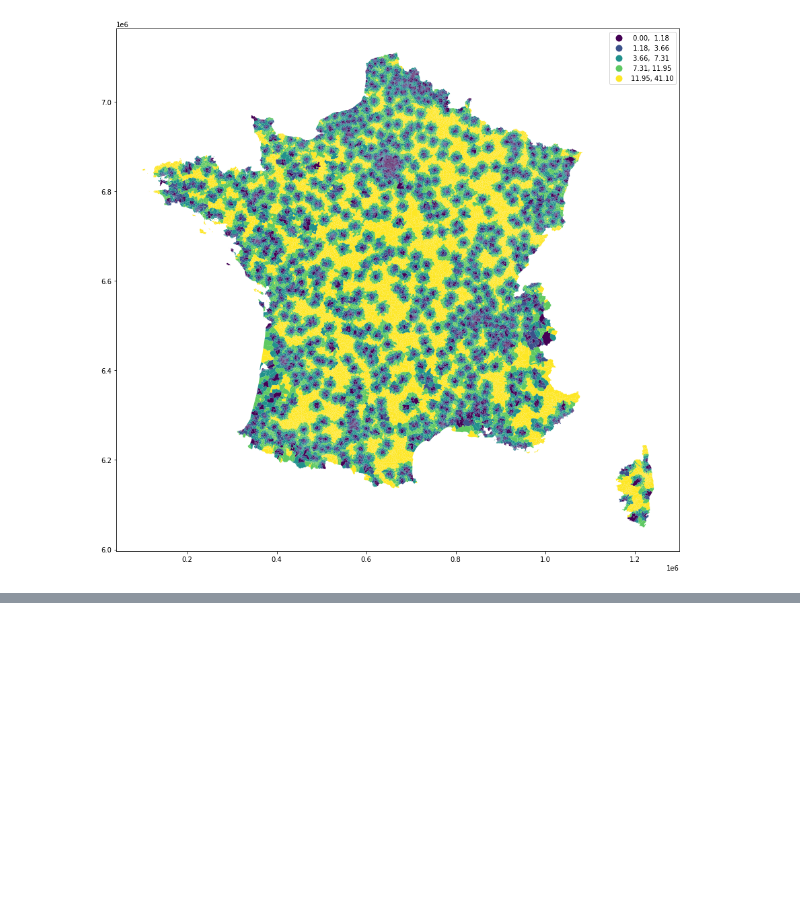
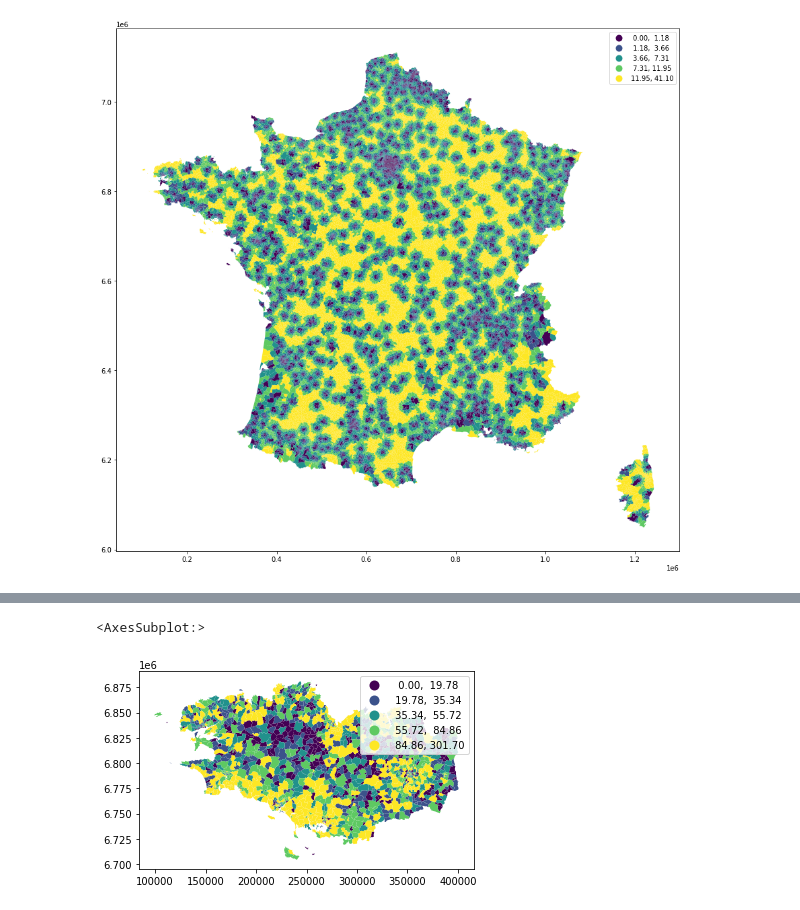
Before and after one commit to t-morvan/OptimDGFiP, a Jupyter notebook: notebooks/plus_proche_iris.ipynb, the cells around one changed output, grey strips where cells are left out. Cells and saved outputs as stored; diff of their text form; code cells hidden in the pictures; blank space fills up the shorter version.

```diff
--- a/notebooks/plus_proche.ipynb
+++ b/notebooks/plus_proche_iris.ipynb
@@ -66,0 +88,5 @@ gpd.GeoSeries(geo).plot(ax=ax)
+# %%
+iris_bretagne.plot('C17_POP15P_CS2', scheme="Quantiles", legend=True)
+# %% [output]
+<AxesSubplot:>
+[figure, added]
```
Also changed, not shown: parts of 8 cells of this notebook, 5 other files.
